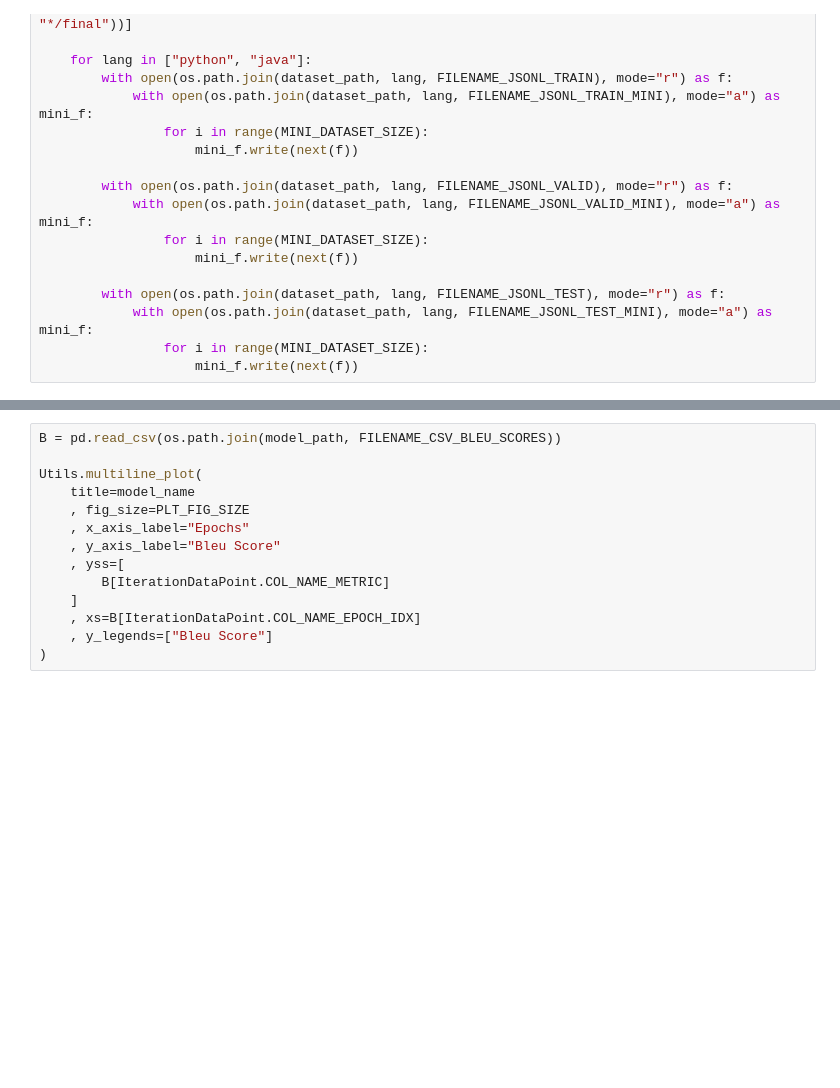
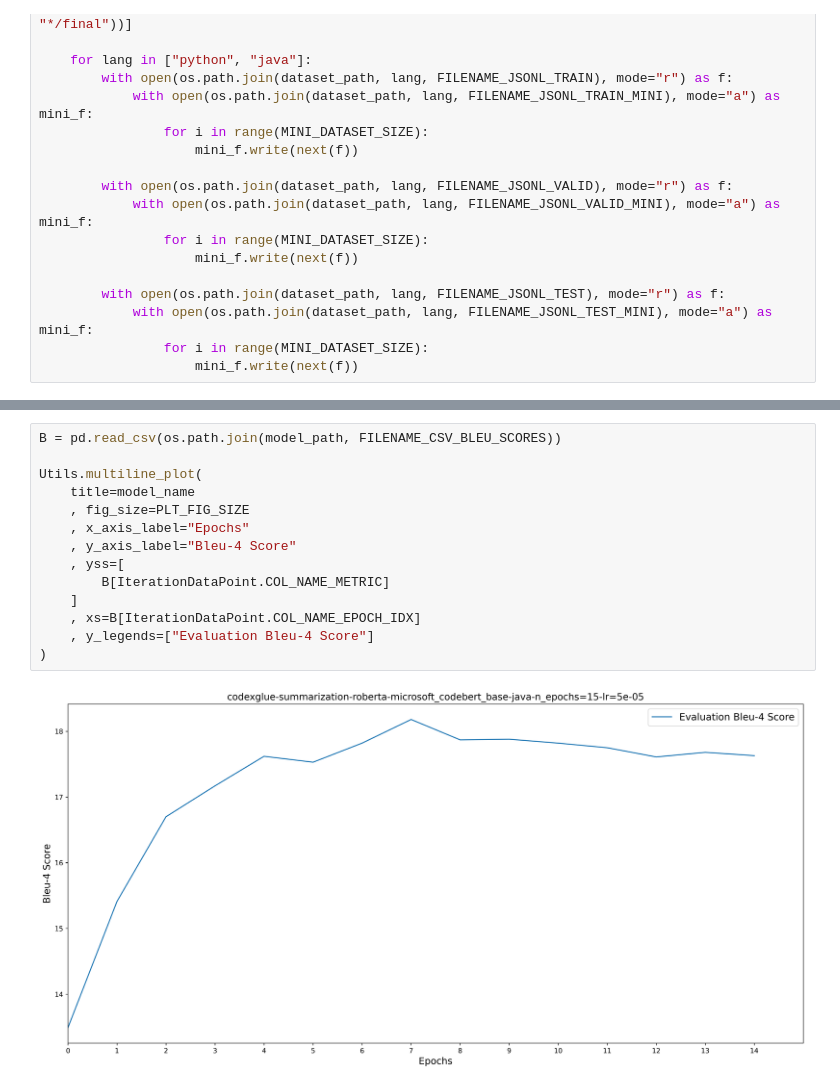
Before and after one commit to thekaveh/CS5814-project, a Jupyter notebook: codexglue-summarization-roberta-codebert-java/notebook.ipynb, the cells around one changed output, grey strips where cells are left out. Saved outputs shown, nothing was run; the diff lists cells and outputs as text; blank space fills up the shorter version.

```diff
--- a/codexglue-summarization-roberta-codebert-java/notebook.ipynb
+++ b/codexglue-summarization-roberta-codebert-java/notebook.ipynb
@@ -226,17 +252,19 @@ Utils.multiline_plot(
 # %%
 B = pd.read_csv(os.path.join(model_path, FILENAME_CSV_BLEU_SCORES))
 
 Utils.multiline_plot(
     title=model_name
     , fig_size=PLT_FIG_SIZE
     , x_axis_label="Epochs"
-    , y_axis_label="Bleu Score"
+    , y_axis_label="Bleu-4 Score"
     , yss=[
         B[IterationDataPoint.COL_NAME_METRIC]
     ]
     , xs=B[IterationDataPoint.COL_NAME_EPOCH_IDX]
-    , y_legends=["Bleu Score"]
+    , y_legends=["Evaluation Bleu-4 Score"]
 )
+# %% [output]
+[figure, added]
 # %%
 subprocess.check_call(
     [
```
Also changed, not shown: parts of 10 cells of this notebook, 10 other files.
